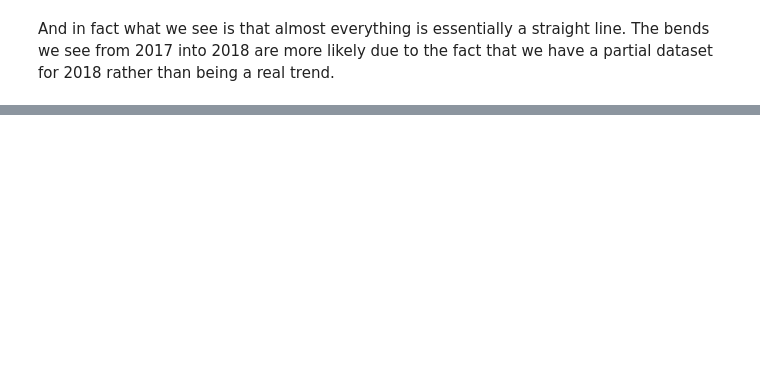
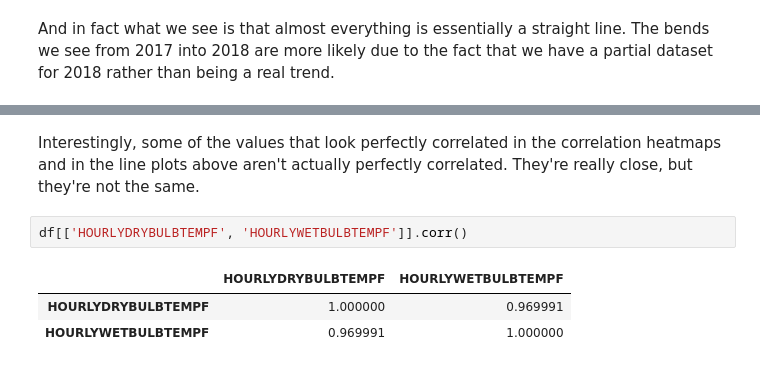
Before and after one commit to mikedelong/kaggle-workbooks, a Jupyter notebook: idlewild-airport-weather-eda.ipynb, the cells around one changed output, grey strips where cells are left out. Cells and saved outputs as stored; diff of their text form; blank space fills up the shorter version.

Commit message:
Kaggle Notebook | Idlewild Airport weather EDA | Add some correlations

```diff
--- a/idlewild-airport-weather-eda.ipynb
+++ b/idlewild-airport-weather-eda.ipynb
@@ -70,0 +78,8 @@ And in fact what we see is that almost everything is essentially a straight line
+# %% [markdown]
+Interestingly, some of the values that look perfectly correlated in the correlation heatmaps and in the line plots above aren't actually perfectly correlated. They're really close, but they're not the same.
+# %%
+df[['HOURLYDRYBULBTEMPF', 'HOURLYWETBULBTEMPF']].corr()
+# %% [output]
+|  | HOURLYDRYBULBTEMPF | HOURLYWETBULBTEMPF |
+| HOURLYDRYBULBTEMPF | 1.000000 | 0.969991 |
+| HOURLYWETBULBTEMPF | 0.969991 | 1.000000 |
```
Also changed, not shown: parts of 2 cells of this notebook.
